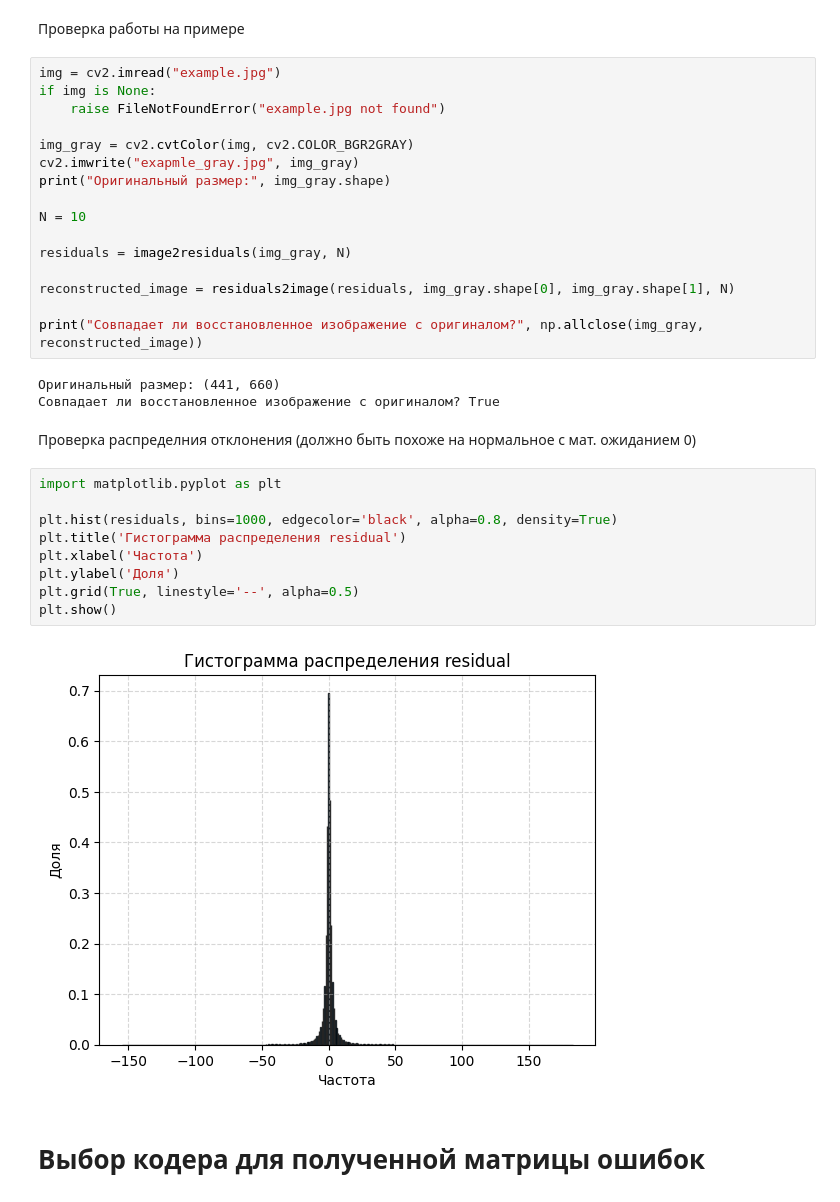
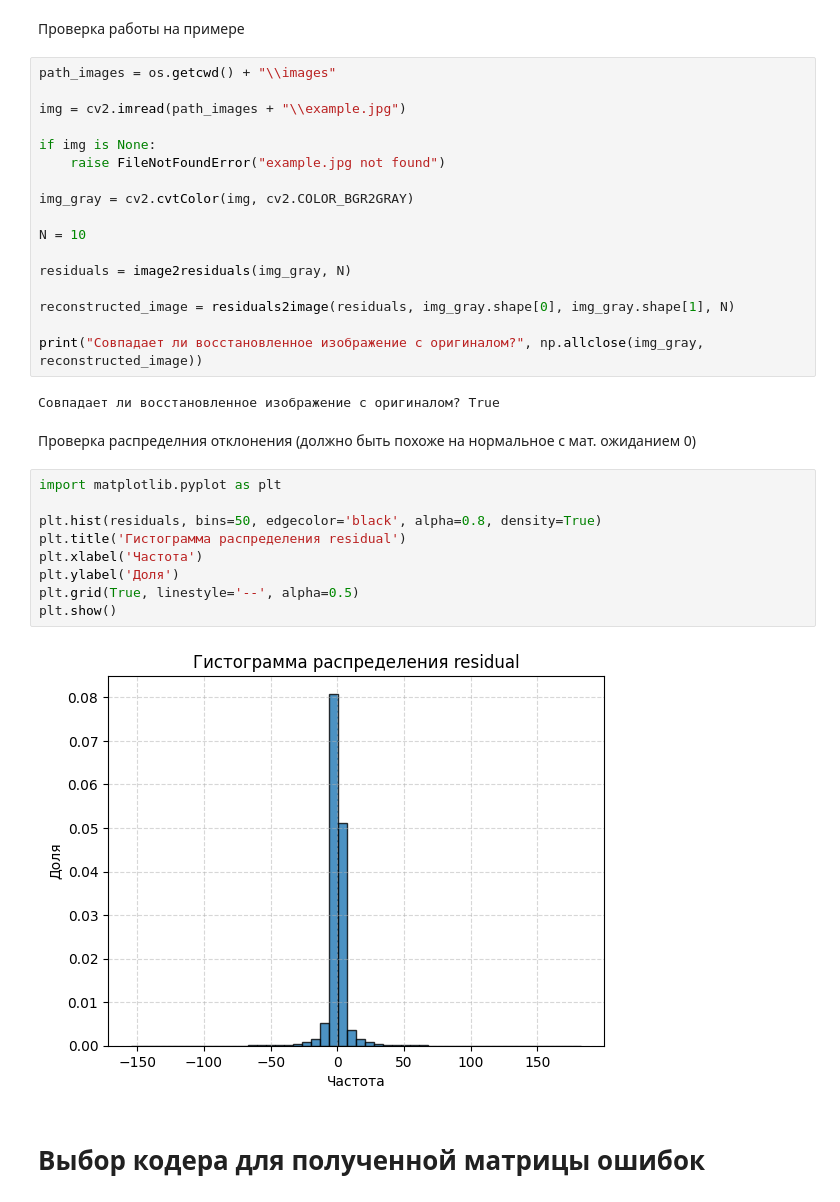
Before and after one commit to ilsurgumerov/CMDC, a Jupyter notebook: task3/report.ipynb, the cells around one changed output. Drawn from its saved outputs; the diff is of its cells as text.

```diff
--- a/task3/report.ipynb
+++ b/task3/report.ipynb
@@ -181,13 +168,14 @@ def residuals2image(residuals: np.ndarray, h: int, w: int, N=10) -> np.ndarray:
 # %% [markdown]
 Проверка работы на примере
 # %%
-img = cv2.imread("example.jpg")
+path_images = os.getcwd() + "\\images"
+
+img = cv2.imread(path_images + "\\example.jpg")
+
 if img is None:
     raise FileNotFoundError("example.jpg not found")
 
 img_gray = cv2.cvtColor(img, cv2.COLOR_BGR2GRAY)
-cv2.imwrite("exapmle_gray.jpg", img_gray)
-print("Оригинальный размер:", img_gray.shape)
 
 N = 10
 
@@ -197,21 +185,20 @@ reconstructed_image = residuals2image(residuals, img_gray.shape[0], img_gray.sha
 
 print("Совпадает ли восстановленное изображение с оригиналом?", np.allclose(img_gray, reconstructed_image))
 # %% [output]
-Оригинальный размер: (441, 660)
 Совпадает ли восстановленное изображение с оригиналом? True
 # %% [markdown]
 Проверка распределния отклонения (должно быть похоже на нормальное с мат. ожиданием 0)
 # %%
 import matplotlib.pyplot as plt
 
-plt.hist(residuals, bins=1000, edgecolor='black', alpha=0.8, density=True)
+plt.hist(residuals, bins=50, edgecolor='black', alpha=0.8, density=True)
 plt.title('Гистограмма распределения residual')
 plt.xlabel('Частота')
 plt.ylabel('Доля')
 plt.grid(True, linestyle='--', alpha=0.5)
 plt.show()
 # %% [output]
-[figure, old version]
+[figure, new version]
 # %% [markdown]
 # Выбор кодера для полученной матрицы ошибок
 # %% [markdown]
```
Also changed, not shown: parts of 9 cells of this notebook, 9 other files.
